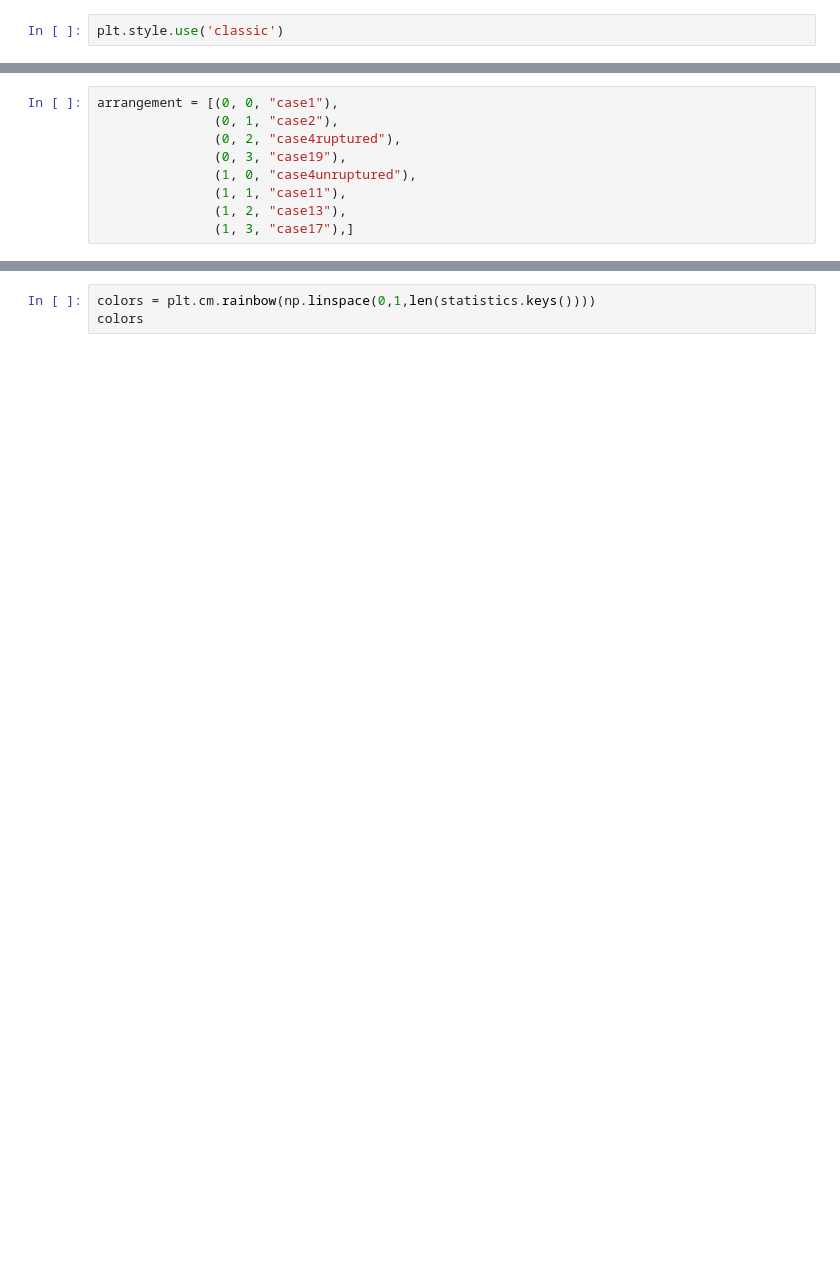
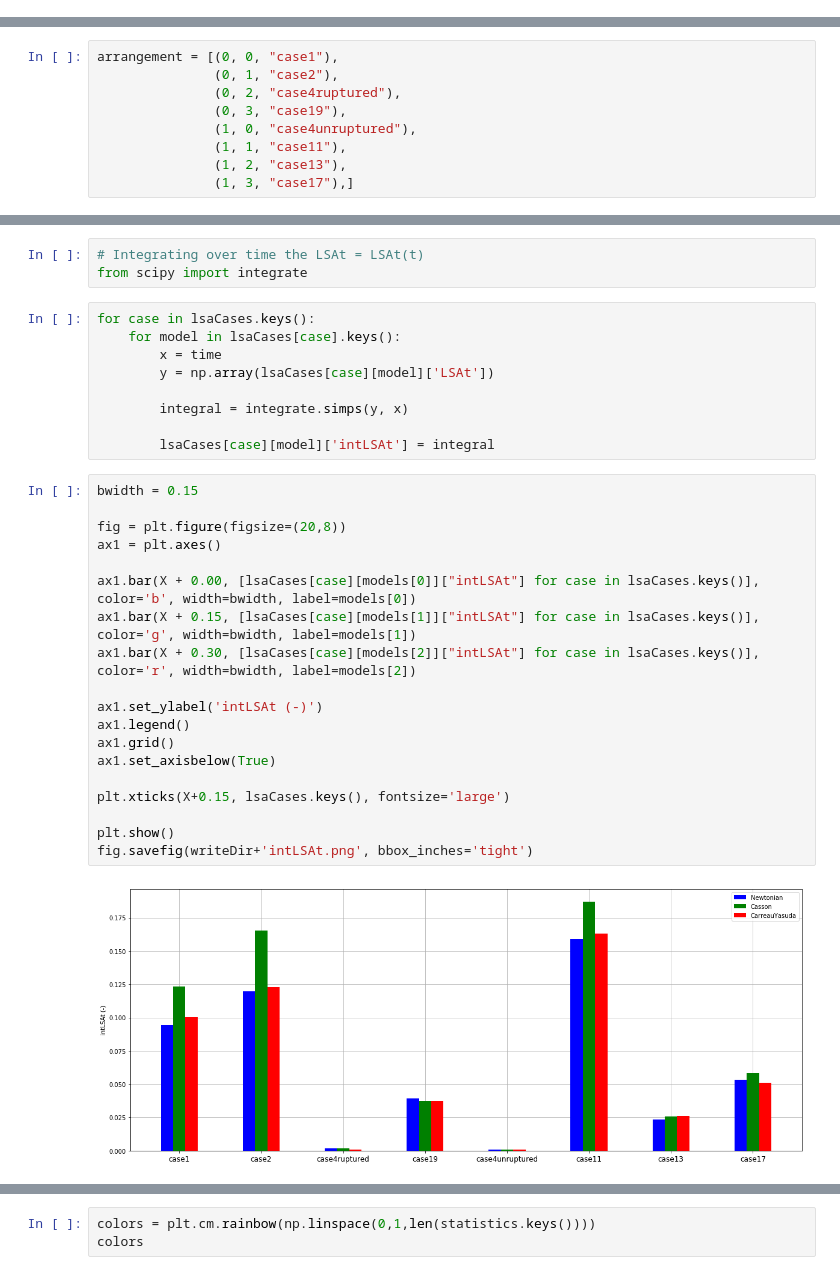
Before and after one commit to iagolessa/vmtk4aneurysms, a Jupyter notebook: aneurysms.ipynb, the cells around one changed output, grey strips where cells are left out. Drawn from its saved outputs; the diff is of its cells as text; blank space fills up the shorter version.

```diff
--- a/aneurysms.ipynb
+++ b/aneurysms.ipynb
@@ -703,2 +703,0 @@ import matplotlib.pyplot as plt
-# %%
-plt.style.use('classic')
@@ -1046,0 +1050,33 @@ arrangement = [(0, 0, "case1"),
+# %%
+# Integrating over time the LSAt = LSAt(t)
+from scipy import integrate
+# %%
+for case in lsaCases.keys():
+    for model in lsaCases[case].keys():
+        x = time
+        y = np.array(lsaCases[case][model]['LSAt'])
+
+        integral = integrate.simps(y, x)
+
+        lsaCases[case][model]['intLSAt'] = integral
+# %%
+bwidth = 0.15
+
+fig = plt.figure(figsize=(20,8))
+ax1 = plt.axes()
+
+ax1.bar(X + 0.00, [lsaCases[case][models[0]]["intLSAt"] for case in lsaCases.keys()], color='b', width=bwidth, label=models[0])
+ax1.bar(X + 0.15, [lsaCases[case][models[1]]["intLSAt"] for case in lsaCases.keys()], color='g', width=bwidth, label=models[1])
+ax1.bar(X + 0.30, [lsaCases[case][models[2]]["intLSAt"] for case in lsaCases.keys()], color='r', width=bwidth, label=models[2])
+
+ax1.set_ylabel('intLSAt (-)')
+ax1.legend()
+ax1.grid()
+ax1.set_axisbelow(True)
+
+plt.xticks(X+0.15, lsaCases.keys(), fontsize='large')
+
+plt.show()
+fig.savefig(writeDir+'intLSAt.png', bbox_inches='tight')
+# %% [output]
+[figure, added]
```
Also changed, not shown: parts of 58 cells of this notebook.
